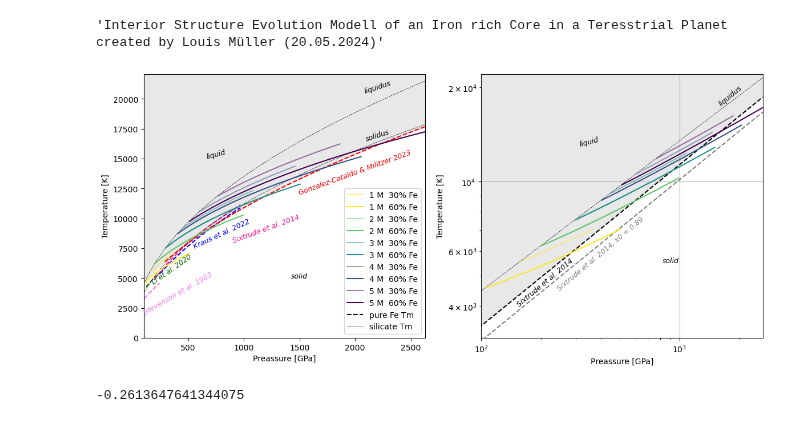
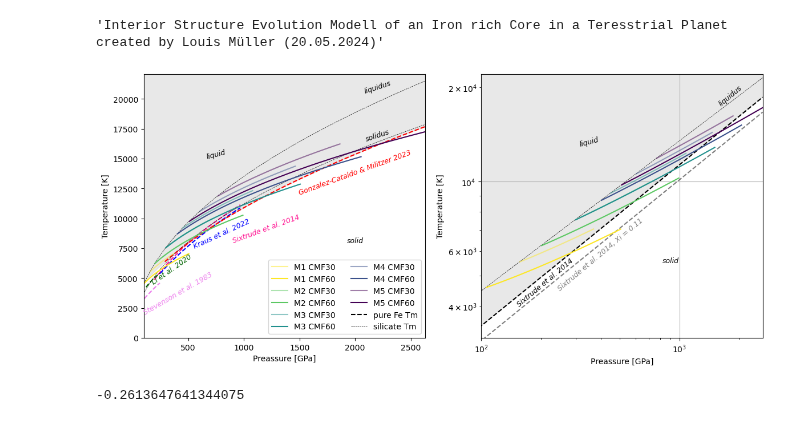
Before and after one commit to louis-mueller/geodynamo, a Jupyter notebook: core/CoreEvollution.ipynb, the cells around one changed output. Saved outputs shown, nothing was run; the diff lists cells and outputs as text; code cells hidden in the pictures.

```diff
--- a/core/CoreEvollution.ipynb
+++ b/core/CoreEvollution.ipynb
@@ -27,9 +27,10 @@ profs = [
     'M5_Fe60_sFe6-5_pprofs.res'
 ]
 
-lbl = [r'1 M  30% Fe', r'1 M  60% Fe', r'2 M  30% Fe', r'2 M  60% Fe', r'3 M  30% Fe',
-    r'3 M  60% Fe', r'4 M  30% Fe', r'4 M  60% Fe', r'5 M  30% Fe', r'5 M  60% Fe'
-       ]
+lbl = [
+    'M1 CMF30', 'M1 CMF60', 'M2 CMF30', 'M2 CMF60', 'M3 CMF30', 'M3 CMF60',
+    'M4 CMF30', 'M4 CMF60', 'M5 CMF30', 'M5 CMF60'
+]
 
 #clrs= np.array([[255, 195, 0], [255, 87, 51], [199, 0, 57], [144, 12, 63], [88, 24, 69]]) / 255
 
@@ -161,37 +162,37 @@ for prof in profs:
     else:
         op = 1
     ax[0].plot(planets[prof]['P']*1.0e-9, planets[prof]['T'], color = clrs[i//2], alpha = op, label = labels[prof])
     ax[1].plot(planets[prof]['P']*1.0e-9, planets[prof]['T'], color = clrs[i//2], alpha = op, label = labels[prof])
 
 ax[0].plot(0,0, color = 'black', linestyle = ls, linewidth=l, alpha = b, label = 'pure Fe Tm')
 ax[0].plot(0,0, color = 'black', linestyle = ls, linewidth=0.5, label = 'silicate Tm')
 ax[0].text(750, 15000, 'liquid', horizontalalignment='center', fontsize=9, color='black', fontstyle='italic', rotation=15)
-ax[0].text(1500, 5000, 'solid', horizontalalignment='center', fontsize=9, color='black', fontstyle='italic', rotation=0)
+ax[0].text(2000, 8000, 'solid', horizontalalignment='center', fontsize=9, color='black', fontstyle='italic', rotation=0)
 ax[0].fill_between(P*1.0e-9, T_m2023(P), max_fill, where=(T_m2023(P) < max_fill), interpolate=True, color='lightgray', alpha=0.5)
 #ax[0].set_title('Comparisson of Silicate and Iron Melt Temperatures in Super Earths')
 ax[0].set_xlabel('Preassure [GPa]')
 ax[0].set_ylabel('Temperature [K]')
 ax[0].set_xlim(1e2,P[999]*1.0e-9)
 ax[0].grid(False)
 ax[0].margins(x=0, y=0)  # Set x and y margins to 0
-ax[0].legend()
+ax[0].legend(ncol=2)
 
 ax[1].fill_between(P*1.0e-9, T_m2014(P), max_fill, where=(T_m2014(P) < max_fill), interpolate=True, color='lightgray', alpha=0.5)
 ax[1].text(210, 4000, 'Sixtrude et al. 2014', horizontalalignment='center', fontsize=9, color='black', fontstyle='italic', rotation=40)
-ax[1].text(400, 4500, 'Sixtrude et al. 2014, x0 = 0.89', horizontalalignment='center', fontsize=9, color='gray', fontstyle='italic', rotation=40)
+ax[1].text(400, 4500, 'Sixtrude et al. 2014, Xi = 0.11', horizontalalignment='center', fontsize=9, color='gray', fontstyle='italic', rotation=40)
 ax[1].text(350, 13000, 'liquid', horizontalalignment='center', fontsize=9, color='black', fontstyle='italic', rotation=15)
 ax[1].text(900, 5500, 'solid', horizontalalignment='center', fontsize=9, color='black', fontstyle='italic', rotation=0)
 ax[1].set_xlabel('Preassure [GPa]')
 ax[1].set_ylabel('Temperature [K]')
 ax[1].set_yscale('log')
 ax[1].set_xscale('log')
 ax[1].set_xlim(1e2,P[999]*1.0e-9)
 ax[1].set_ylim(10**3.5,max_fill)
 ax[1].grid(True)
 
 plt.savefig('MeltTemp.svg')
 # %% [output]
-[figure, old version]
+[figure, new version]
 # %%
 # %% [output]
 -0.2613647641344075
```
Also changed, not shown: 7 other files.
